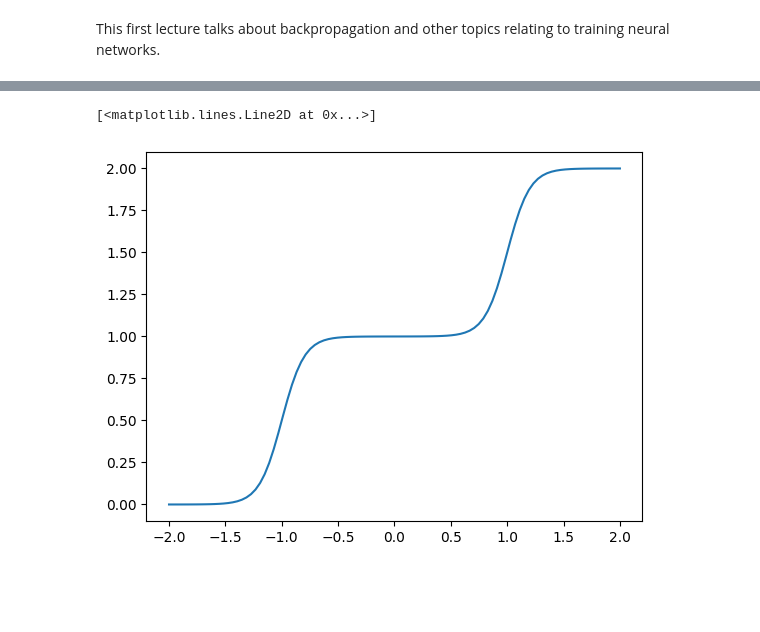
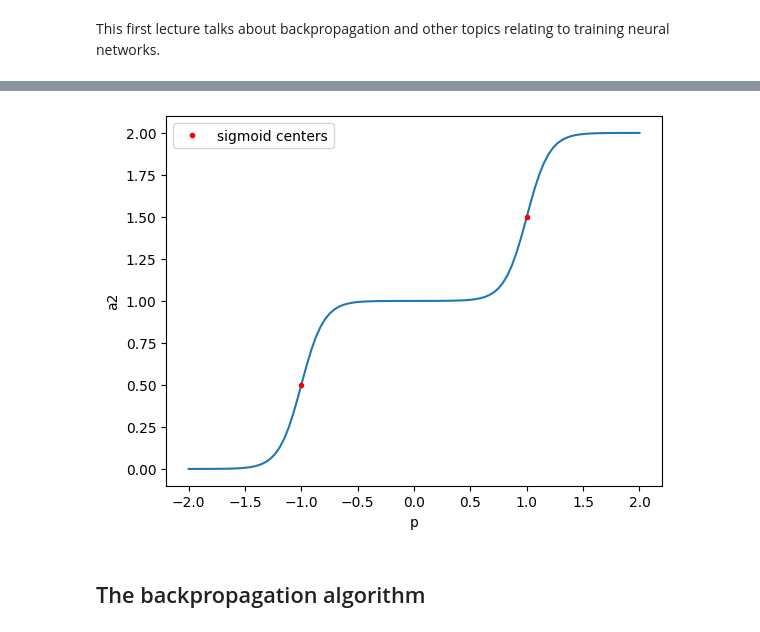
Before and after one commit to Thoalfeqar-gata/Neural-Networks-Master-Degree, a Jupyter notebook: Lecture 1.ipynb, the cells around one changed output, grey strips where cells are left out. Saved outputs shown, nothing was run; the diff lists cells and outputs as text; code cells hidden in the pictures; blank space fills up the shorter version.

```diff
--- a/Lecture 1.ipynb
+++ b/Lecture 1.ipynb
@@ -9,27 +7,32 @@ This first lecture talks about backpropagation and other topics relating to trai
 # %%
 # Implementing the first example
 import numpy as np
 from matplotlib import pyplot as plt
 
 def sigmoid(n):
     return 1/(1 + np.exp(-n))
 
 def network_example1(input):
     w1 = np.array([[10], [10]])
     b1 = np.array([[-10], [10]])
     w2 = np.array([[1, 1]])
     b2 = np.array([[0]])
 
     a1 = sigmoid(w1@input + b1)
     a2 = w2@a1 + b2
 
     return a2
 
 input = np.linspace(-2, 2, 100).reshape(1, -1)
 output = network_example1(input)
 
 plt.plot(input[0], output[0])
+plt.plot([-1, 1], network_example1(np.array([[-1, 1]]))[0], 'r.', label = 'sigmoid centers')
+plt.xlabel('p')
+plt.ylabel('a2')
+plt.legend(loc = 'best')
 plt.show()
 # %% [output]
-[<matplotlib.lines.Line2D at 0x...>]
-[figure, old version]
+[figure, new version]
+# %% [markdown]
+## The backpropagation algorithm
```
Also changed, not shown: parts of 2 cells of this notebook, 1 other file.
